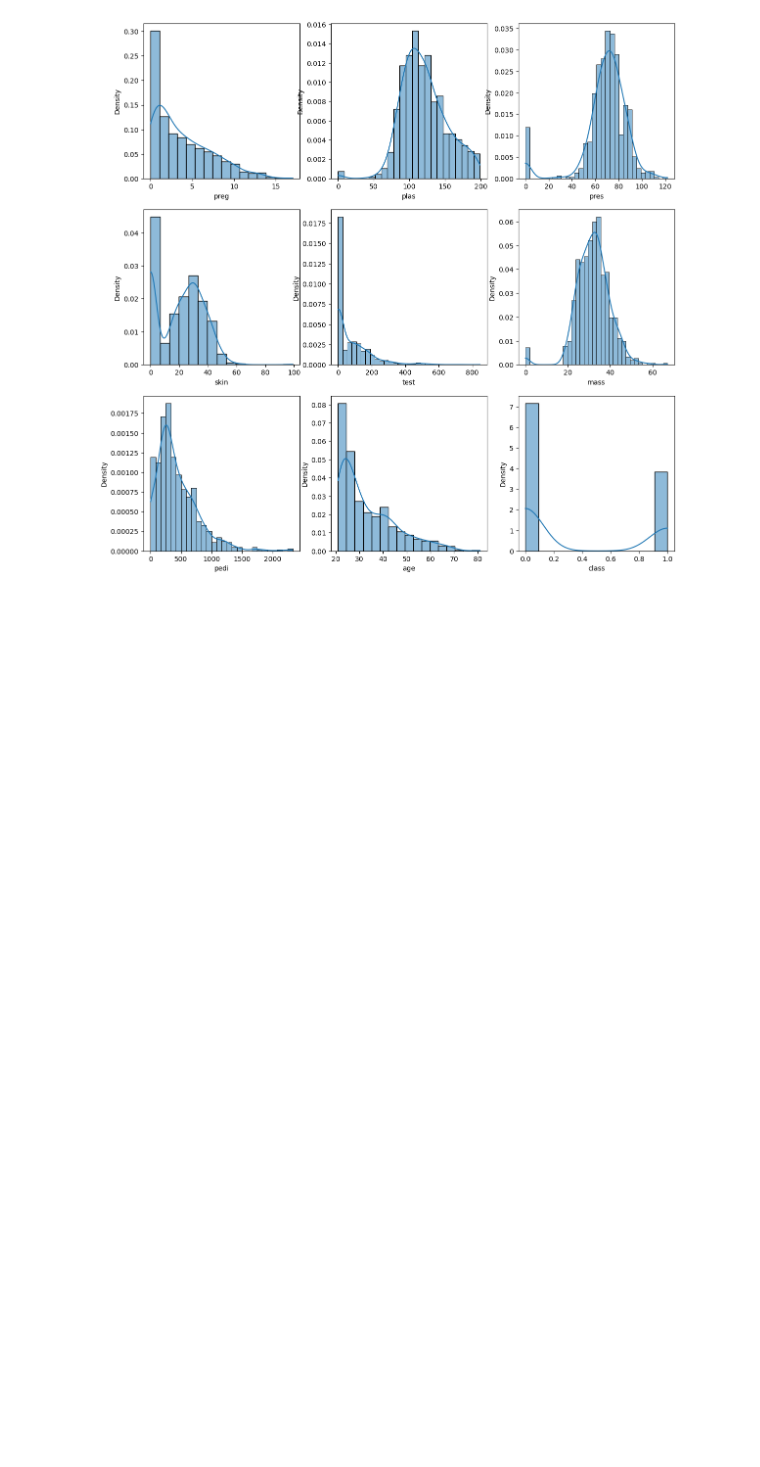
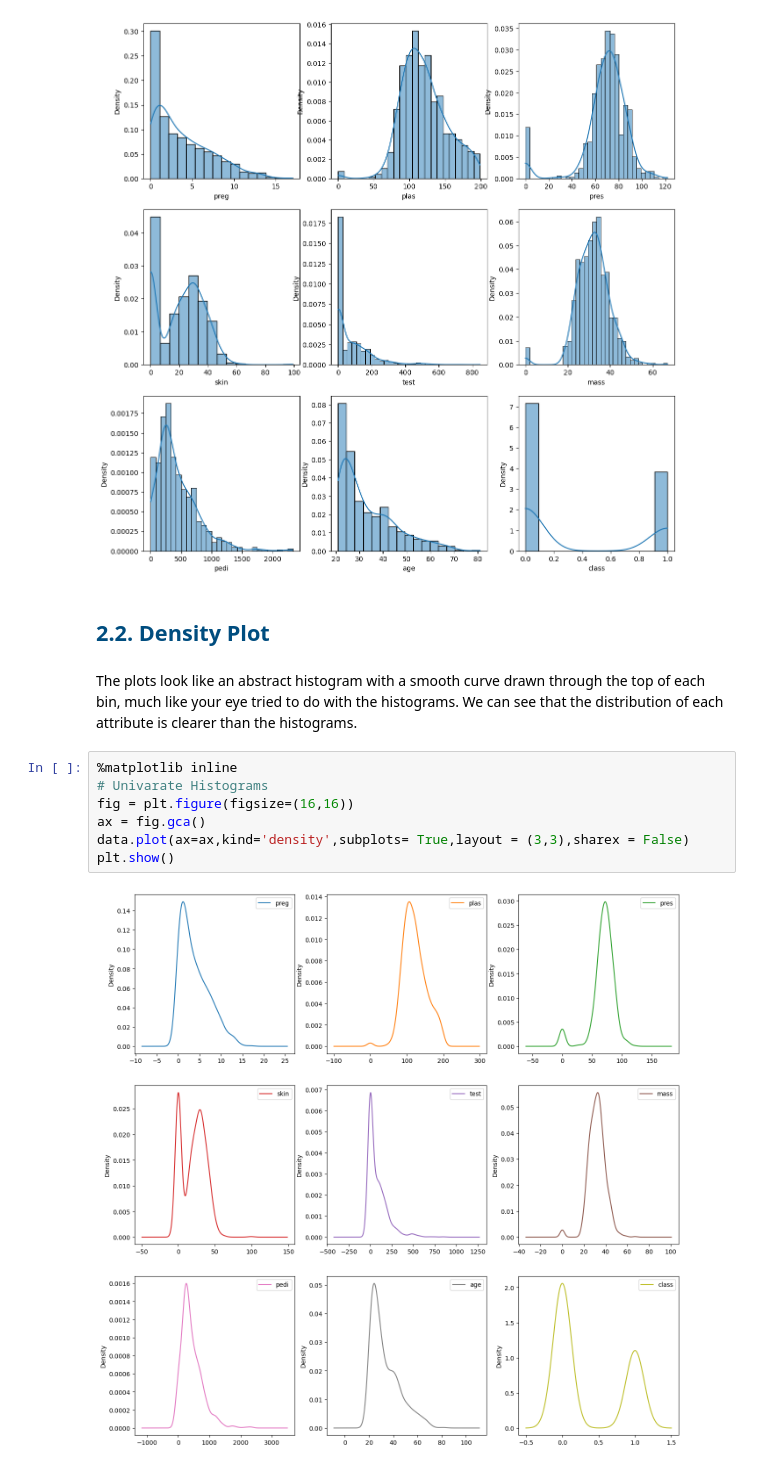
Before and after one commit to JonatanBadillo/Data-Science-with-Python, a Jupyter notebook: 2. Data Analysis/2.3. Data Visualization.ipynb, the cells around one changed output. Cells and saved outputs as stored; diff of their text form; blank space fills up the shorter version.

Commit message:
density plot

```diff
--- a/2. Data Analysis/2.3. Data Visualization.ipynb
+++ b/2. Data Analysis/2.3. Data Visualization.ipynb
@@ -91,3 +91,17 @@ sns.histplot(data["class"], ax=ax[2, 2], kde=True, stat="density")
 # %% [output]
 <Axes: xlabel='class', ylabel='Density'>
 [figure]
+# %% [markdown]
+<a id="section22"></a>
+## <font color="#004D7F">2.2. Density Plot </font>
+# %% [markdown]
+The plots look like an abstract histogram with a smooth curve drawn through the top of each bin, much like your eye tried to do with the histograms. We can see that the distribution of each attribute is clearer than the histograms.
+# %%
+%matplotlib inline
+# Univarate Histograms
+fig = plt.figure(figsize=(16,16))
+ax = fig.gca()
+data.plot(ax=ax,kind='density',subplots= True,layout = (3,3),sharex = False)
+plt.show()
+# %% [output]
+[figure, added]
```
